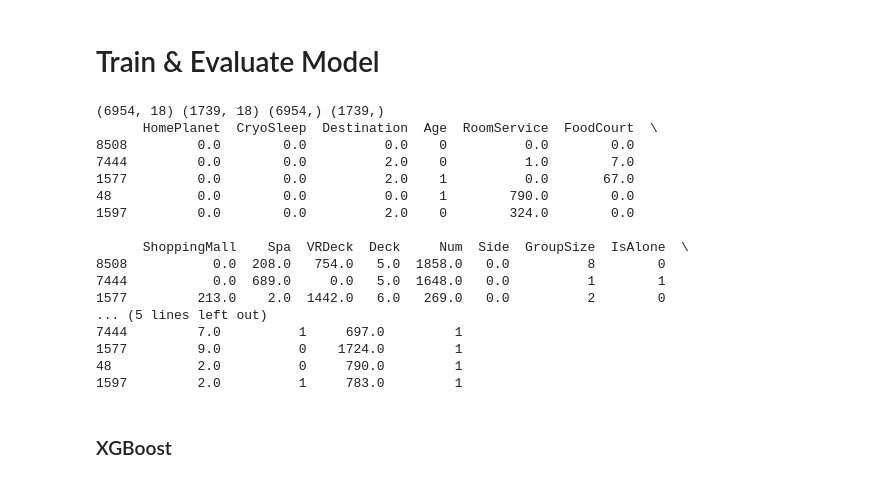
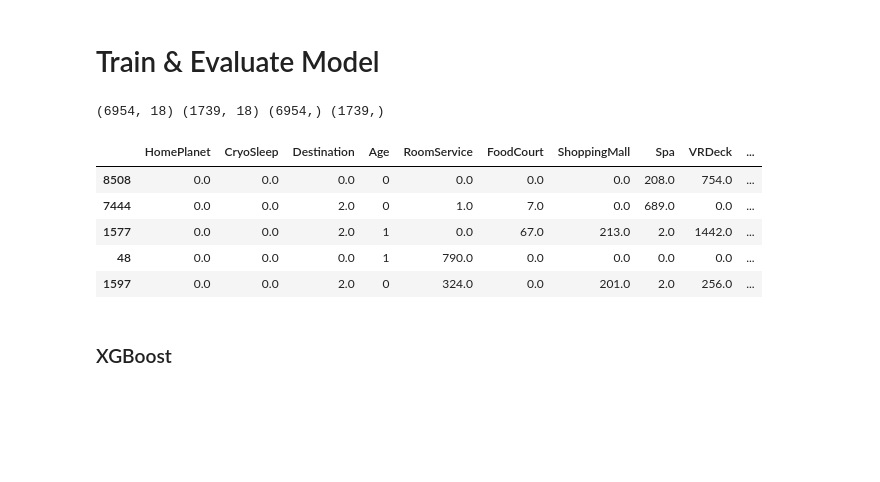
Before and after one commit to masmeert/kaggle-spaceship-titanic, a Jupyter notebook: spaceship.ipynb, the cells around one changed output. Cells and saved outputs as stored; diff of their text form; code cells hidden in the pictures; blank space fills up the shorter version.

```diff
--- a/spaceship.ipynb
+++ b/spaceship.ipynb
@@ -246,35 +234,25 @@ plt.yscale("log")
 # %%
 from sklearn.model_selection import train_test_split
 
 input_df["Transported"] = input_df["Transported"].astype("bool")
 
 X_train, X_val, y_train, y_val = train_test_split(
     input_df.drop("Transported", axis=1),
     input_df["Transported"],
     test_size=0.2,
     random_state=69,
 )
 
 print(X_train.shape, X_val.shape, y_train.shape, y_val.shape)
-print(X_train.head())
+X_train.head()
 # %% [output]
 (6954, 18) (1739, 18) (6954,) (1739,)
-      HomePlanet  CryoSleep  Destination  Age  RoomService  FoodCourt  \
-8508         0.0        0.0          0.0    0          0.0        0.0
-7444         0.0        0.0          2.0    0          1.0        7.0
-1577         0.0        0.0          2.0    1          0.0       67.0
-48           0.0        0.0          0.0    1        790.0        0.0
-1597         0.0        0.0          2.0    0        324.0        0.0
-
-      ShoppingMall    Spa  VRDeck  Deck     Num  Side  GroupSize  IsAlone  \
-8508           0.0  208.0   754.0   5.0  1858.0   0.0          8        0
-7444           0.0  689.0     0.0   5.0  1648.0   0.0          1        1
-1577         213.0    2.0  1442.0   6.0   269.0   0.0          2        0
-... (5 lines left out)
-7444         7.0          1     697.0         1
-1577         9.0          0    1724.0         1
-48           2.0          0     790.0         1
-1597         2.0          1     783.0         1
+|  | HomePlanet | CryoSleep | Destination | Age | RoomService | FoodCourt | ShoppingMall | Spa | VRDeck | ... |
+| 8508 | 0.0 | 0.0 | 0.0 | 0 | 0.0 | 0.0 | 0.0 | 208.0 | 754.0 | ... |
+| 7444 | 0.0 | 0.0 | 2.0 | 0 | 1.0 | 7.0 | 0.0 | 689.0 | 0.0 | ... |
+| 1577 | 0.0 | 0.0 | 2.0 | 1 | 0.0 | 67.0 | 213.0 | 2.0 | 1442.0 | ... |
+| 48 | 0.0 | 0.0 | 0.0 | 1 | 790.0 | 0.0 | 0.0 | 0.0 | 0.0 | ... |
+| 1597 | 0.0 | 0.0 | 2.0 | 0 | 324.0 | 0.0 | 201.0 | 2.0 | 256.0 | ... |
 # %% [markdown]
 ### XGBoost
 # %%
```
Also changed, not shown: parts of 6 cells of this notebook, 1 other file.
